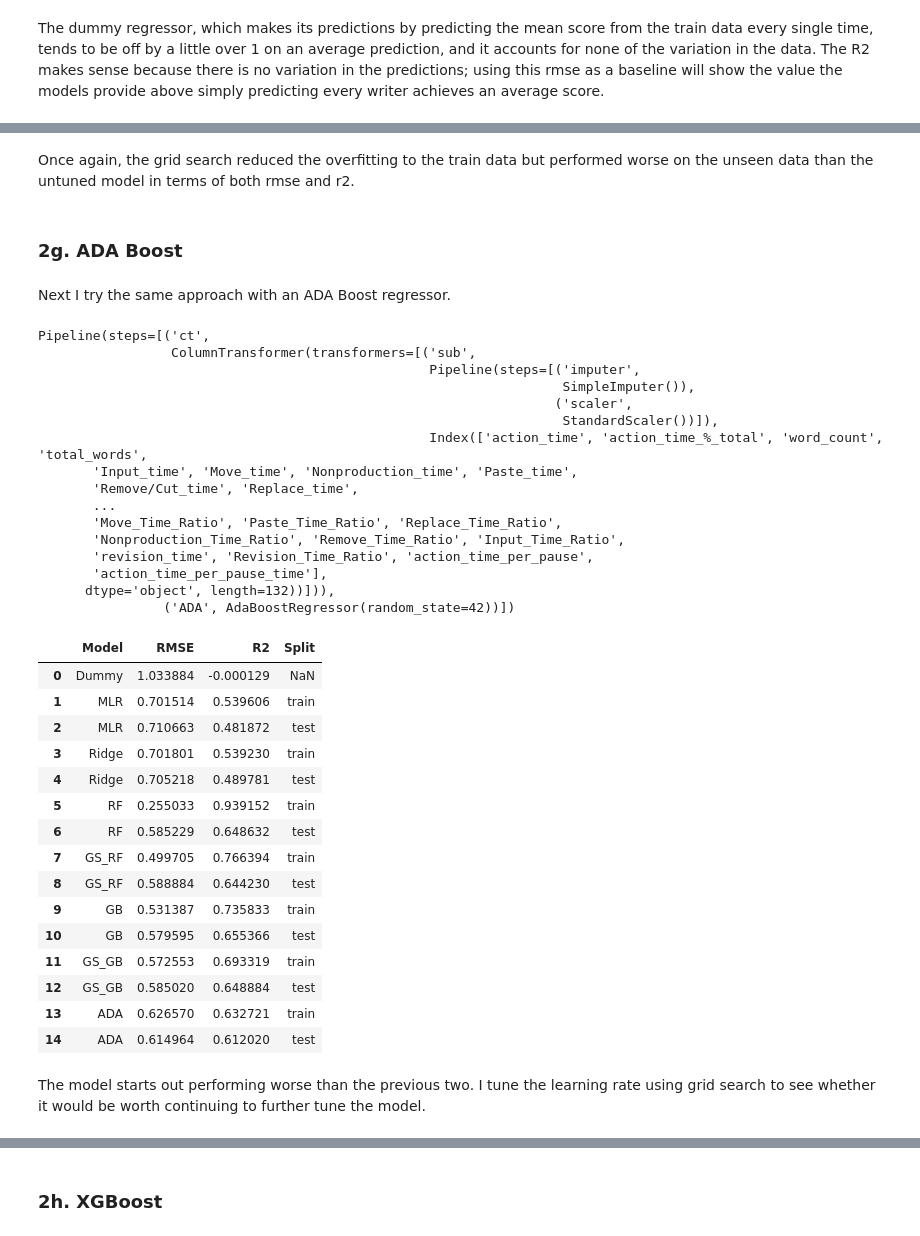
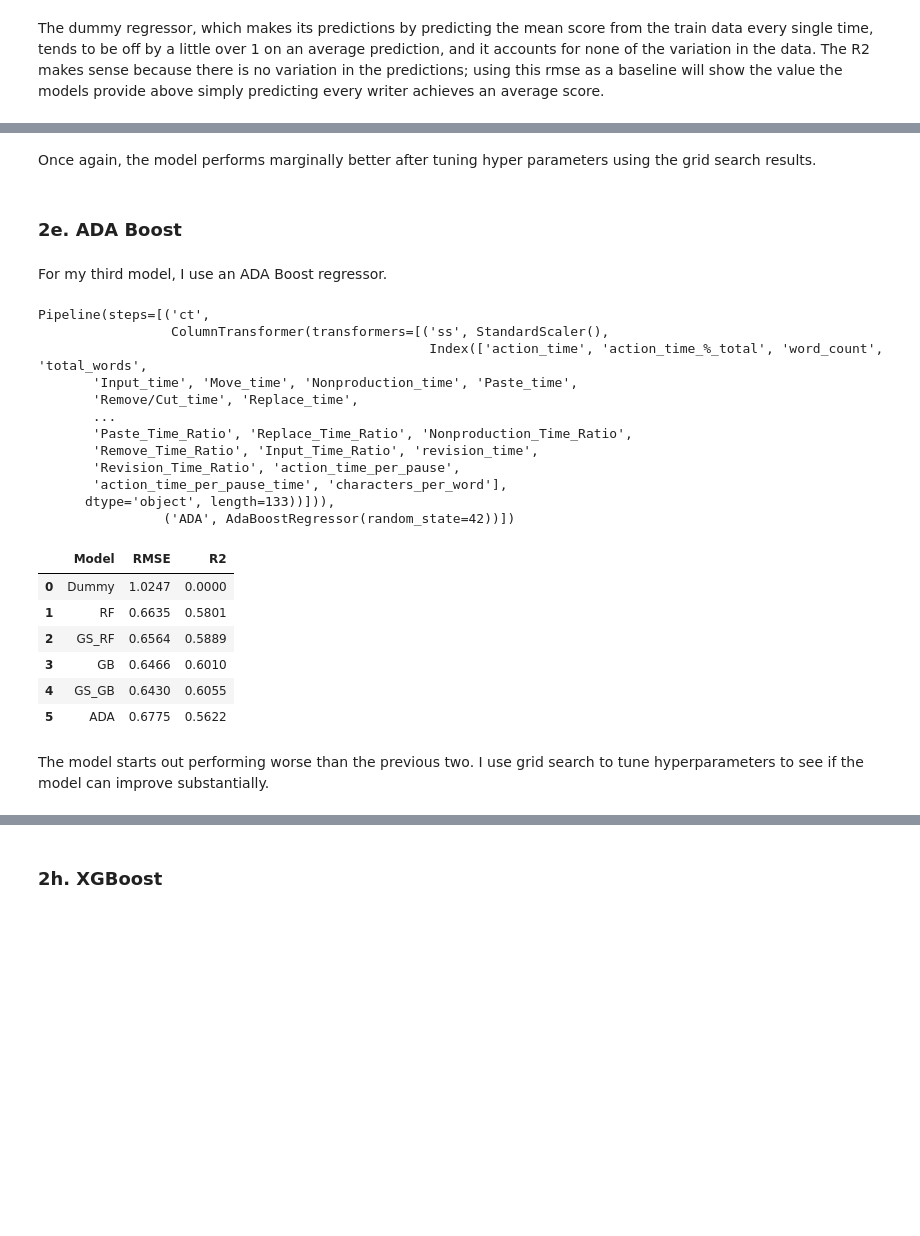
Before and after one commit to ahendricks2/EssayKeystrokes, a Jupyter notebook: Modeling_Notebook.ipynb, the cells around one changed output, grey strips where cells are left out. Drawn from its saved outputs; the diff is of its cells as text; code cells hidden in the pictures; blank space fills up the shorter version.

```diff
--- a/Modeling_Notebook.ipynb
+++ b/Modeling_Notebook.ipynb
@@ -656,13 +491,16 @@ gs_gb = GridSearchCV(
 # %%
 # gs_gb.best_params_
 # %%
-# Creating first gradient boost pipeline
+# Creating new gradient boost pipeline with hyperparameters from grid search
 
 gs_gb_pipe = Pipeline([
     ('ct', ct),
-    ('GS_GB', GradientBoostingRegressor(learning_rate=.05, random_state=42))
+    ('GS_GB', GradientBoostingRegressor(learning_rate=.05,
+                                        max_depth=3,
+                                        n_estimators=100,
+                                        random_state=42))
 ])
 # %%
-gs_gb_pipe.fit(X_train, y_train)
+gs_gb_pipe.fit(X, y)
 # %% [output]
 Pipeline(steps=[('ct',
@@ -737,7 +520,6 @@ Pipeline(steps=[('ct',
 # %%
 # Appending results to the rolling dataframe
 
-results_df = results(gs_gb_pipe1, results_df, X_train, y_train, 'train')
-results_df = results(gs_gb_pipe1, results_df, X_test, y_test, 'test')
+results_df = results(gs_gb_pipe, results_df, X, y)
 results_df
 # %% [output]
@@ -758,9 +532,9 @@ results_df
-# %% [markdown]
-Once again, the grid search reduced the overfitting to the train data but performed worse on the unseen data than the untuned model in terms of both rmse and r2.
+# %% [markdown]
+Once again, the model performs marginally better after tuning hyper parameters using the grid search results.
 # %% [markdown]
-### 2g. ADA Boost
+### 2e. ADA Boost
 # %% [markdown]
-Next I try the same approach with an ADA Boost regressor.
+For my third model, I use an ADA Boost regressor.
 # %%
 # Creating the pipeline
 
@@ -769,49 +543,35 @@ ada_pipe = Pipeline([
     ('ADA', AdaBoostRegressor(random_state=42))
 ])
 # %%
-ada_pipe.fit(X_train, y_train)
+ada_pipe.fit(X, y)
 # %% [output]
 Pipeline(steps=[('ct',
-                 ColumnTransformer(transformers=[('sub',
-                                                  Pipeline(steps=[('imputer',
-                                                                   SimpleImputer()),
-                                                                  ('scaler',
-                                                                   StandardScaler())]),
+                 ColumnTransformer(transformers=[('ss', StandardScaler(),
                                                   Index(['action_time', 'action_time_%_total', 'word_count', 'total_words',
        'Input_time', 'Move_time', 'Nonproduction_time', 'Paste_time',
        'Remove/Cut_time', 'Replace_time',
        ...
-       'Move_Time_Ratio', 'Paste_Time_Ratio', 'Replace_Time_Ratio',
-       'Nonproduction_Time_Ratio', 'Remove_Time_Ratio', 'Input_Time_Ratio',
-       'revision_time', 'Revision_Time_Ratio', 'action_time_per_pause',
-       'action_time_per_pause_time'],
-      dtype='object', length=132))])),
+       'Paste_Time_Ratio', 'Replace_Time_Ratio', 'Nonproduction_Time_Ratio',
+       'Remove_Time_Ratio', 'Input_Time_Ratio', 'revision_time',
+       'Revision_Time_Ratio', 'action_time_per_pause',
+       'action_time_per_pause_time', 'characters_per_word'],
+      dtype='object', length=133))])),
                 ('ADA', AdaBoostRegressor(random_state=42))])
 # %%
 # Appending results to the dataframe
 
-results_df = results(ada_pipe, results_df, X_train, y_train, 'train')
-results_df = results(ada_pipe, results_df, X_test, y_test, 'test')
+results_df = results(ada_pipe, results_df, X, y)
 results_df
 # %% [output]
-|  | Model | RMSE | R2 | Split |
-| 0 | Dummy | 1.033884 | -0.000129 | NaN |
-| 1 | MLR | 0.701514 | 0.539606 | train |
-| 2 | MLR | 0.710663 | 0.481872 | test |
-| 3 | Ridge | 0.701801 | 0.539230 | train |
-| 4 | Ridge | 0.705218 | 0.489781 | test |
-| 5 | RF | 0.255033 | 0.939152 | train |
-| 6 | RF | 0.585229 | 0.648632 | test |
-| 7 | GS_RF | 0.499705 | 0.766394 | train |
-| 8 | GS_RF | 0.588884 | 0.644230 | test |
-| 9 | GB | 0.531387 | 0.735833 | train |
-| 10 | GB | 0.579595 | 0.655366 | test |
-| 11 | GS_GB | 0.572553 | 0.693319 | train |
-| 12 | GS_GB | 0.585020 | 0.648884 | test |
-| 13 | ADA | 0.626570 | 0.632721 | train |
-| 14 | ADA | 0.614964 | 0.612020 | test |
+|  | Model | RMSE | R2 |
+| 0 | Dummy | 1.0247 | 0.0000 |
+| 1 | RF | 0.6635 | 0.5801 |
+| 2 | GS_RF | 0.6564 | 0.5889 |
+| 3 | GB | 0.6466 | 0.6010 |
+| 4 | GS_GB | 0.6430 | 0.6055 |
+| 5 | ADA | 0.6775 | 0.5622 |
 # %% [markdown]
-The model starts out performing worse than the previous two. I tune the learning rate using grid search to see whether it would be worth continuing to further tune the model.
+The model starts out performing worse than the previous two. I use grid search to tune hyperparameters to see if the model can improve substantially.
 # %%
 params_ada = {
     'ADA__learning_rate' : [.01, .05, .1, .2, .3],
```
Also changed, not shown: parts of 159 cells of this notebook.
